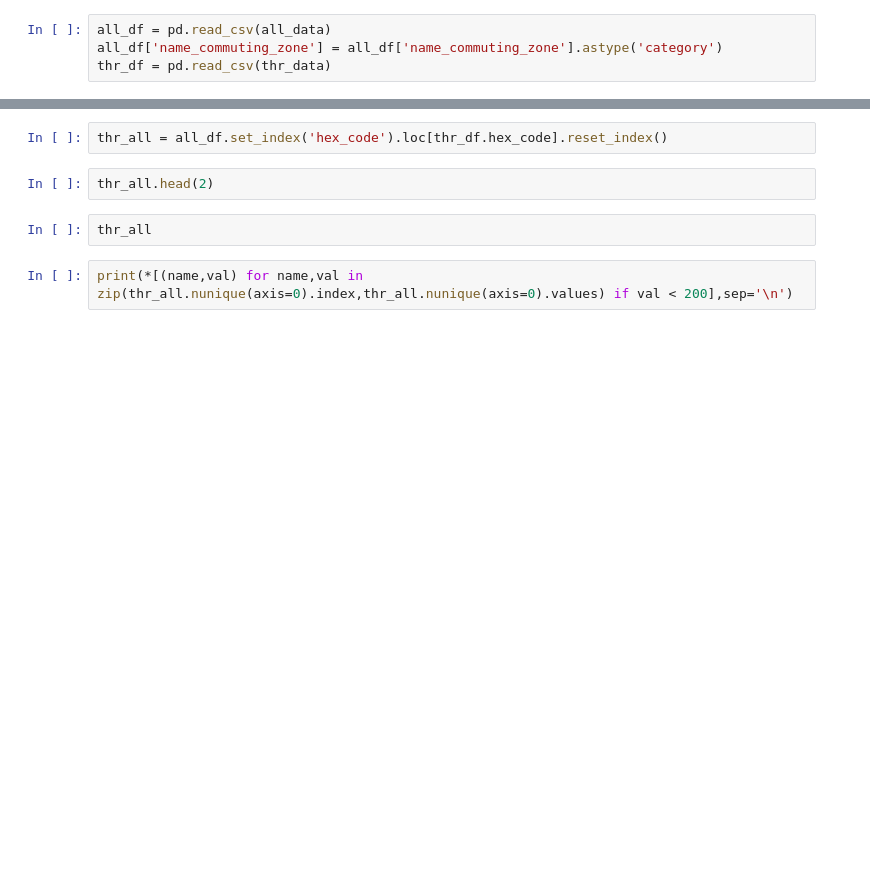
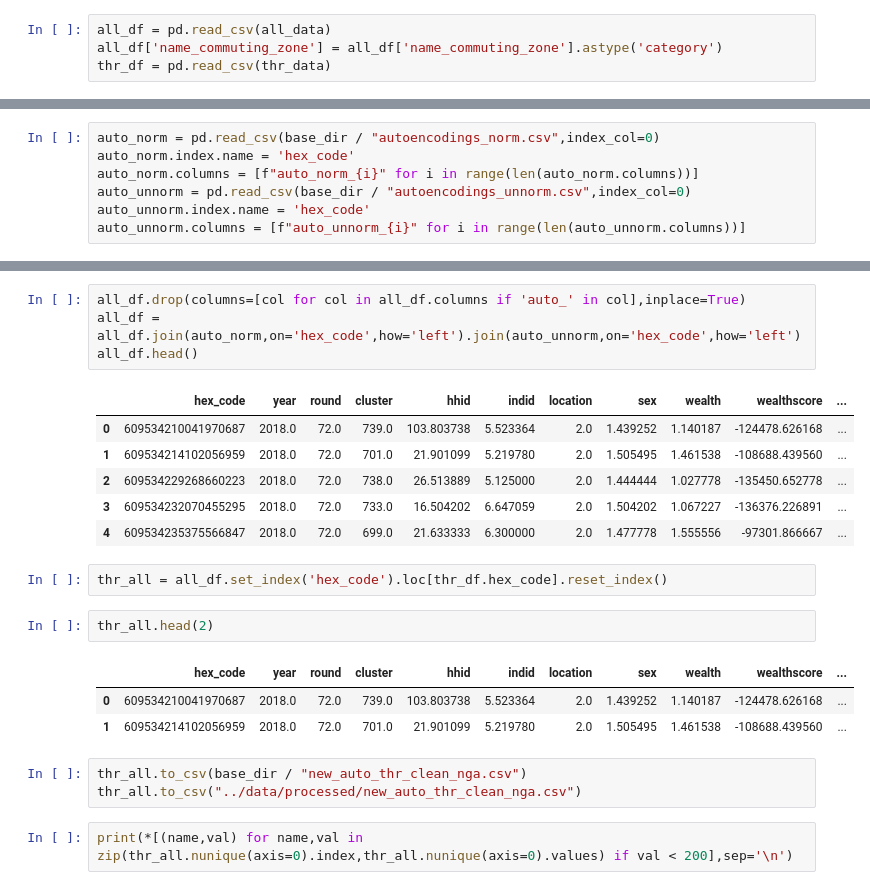
Before and after one commit to DSSGxUK/s22_savethechildren, a Jupyter notebook: notebooks/model_sandbox.ipynb, the cells around one changed output, grey strips where cells are left out. Saved outputs shown, nothing was run; the diff lists cells and outputs as text; blank space fills up the shorter version.

```diff
--- a/notebooks/model_sandbox.ipynb
+++ b/notebooks/model_sandbox.ipynb
@@ -40,0 +57,7 @@ thr_df = pd.read_csv(thr_data)
+# %%
+auto_norm = pd.read_csv(base_dir / "autoencodings_norm.csv",index_col=0)
+auto_norm.index.name = 'hex_code'
+auto_norm.columns = [f"auto_norm_{i}" for i in range(len(auto_norm.columns))]
+auto_unnorm = pd.read_csv(base_dir / "autoencodings_unnorm.csv",index_col=0)
+auto_unnorm.index.name = 'hex_code'
+auto_unnorm.columns = [f"auto_unnorm_{i}" for i in range(len(auto_unnorm.columns))]
@@ -41,9 +74,25 @@ thr_df = pd.read_csv(thr_data)
+# %%
+all_df.drop(columns=[col for col in all_df.columns if 'auto_' in col],inplace=True)
+all_df = all_df.join(auto_norm,on='hex_code',how='left').join(auto_unnorm,on='hex_code',how='left')
+all_df.head()
+# %% [output]
+|  | hex_code | year | round | cluster | hhid | indid | location | sex | wealth | wealthscore | ... |
+| 0 | 609534210041970687 | 2018.0 | 72.0 | 739.0 | 103.803738 | 5.523364 | 2.0 | 1.439252 | 1.140187 | -124478.626168 | ... |
+| 1 | 609534214102056959 | 2018.0 | 72.0 | 701.0 | 21.901099 | 5.219780 | 2.0 | 1.505495 | 1.461538 | -108688.439560 | ... |
+| 2 | 609534229268660223 | 2018.0 | 72.0 | 738.0 | 26.513889 | 5.125000 | 2.0 | 1.444444 | 1.027778 | -135450.652778 | ... |
+| 3 | 609534232070455295 | 2018.0 | 72.0 | 733.0 | 16.504202 | 6.647059 | 2.0 | 1.504202 | 1.067227 | -136376.226891 | ... |
+| 4 | 609534235375566847 | 2018.0 | 72.0 | 699.0 | 21.633333 | 6.300000 | 2.0 | 1.477778 | 1.555556 | -97301.866667 | ... |
 # %%
 thr_all = all_df.set_index('hex_code').loc[thr_df.hex_code].reset_index()
 # %%
 thr_all.head(2)
+# %% [output]
+|  | hex_code | year | round | cluster | hhid | indid | location | sex | wealth | wealthscore | ... |
+| 0 | 609534210041970687 | 2018.0 | 72.0 | 739.0 | 103.803738 | 5.523364 | 2.0 | 1.439252 | 1.140187 | -124478.626168 | ... |
+| 1 | 609534214102056959 | 2018.0 | 72.0 | 701.0 | 21.901099 | 5.219780 | 2.0 | 1.505495 | 1.461538 | -108688.439560 | ... |
-# %%
-thr_all
+# %%
+thr_all.to_csv(base_dir / "new_auto_thr_clean_nga.csv")
+thr_all.to_csv("../data/processed/new_auto_thr_clean_nga.csv")
 # %%
 print(*[(name,val) for name,val in zip(thr_all.nunique(axis=0).index,thr_all.nunique(axis=0).values) if val < 200],sep='\n')
 # %%
```
Also changed, not shown: parts of 2 cells of this notebook, 2 other files.
